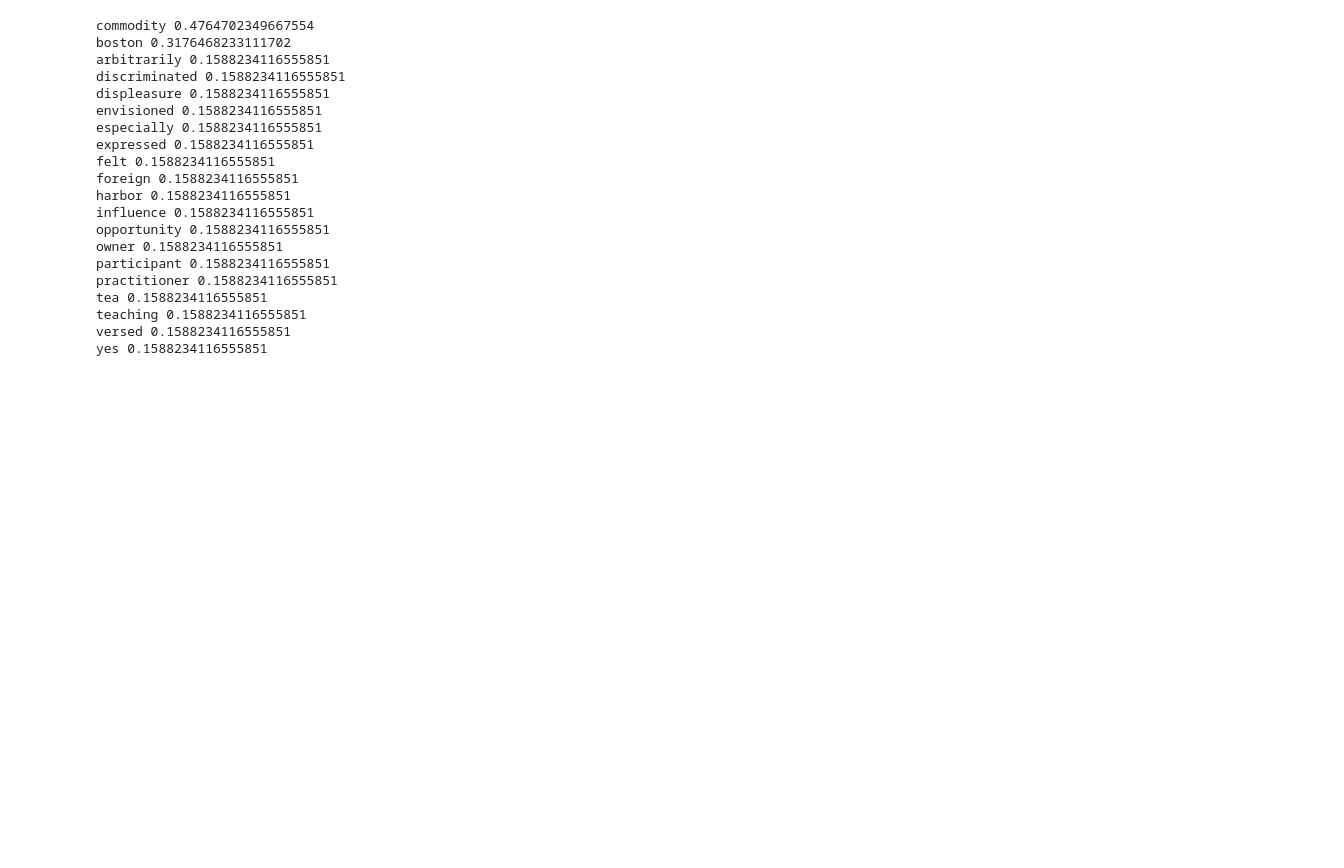
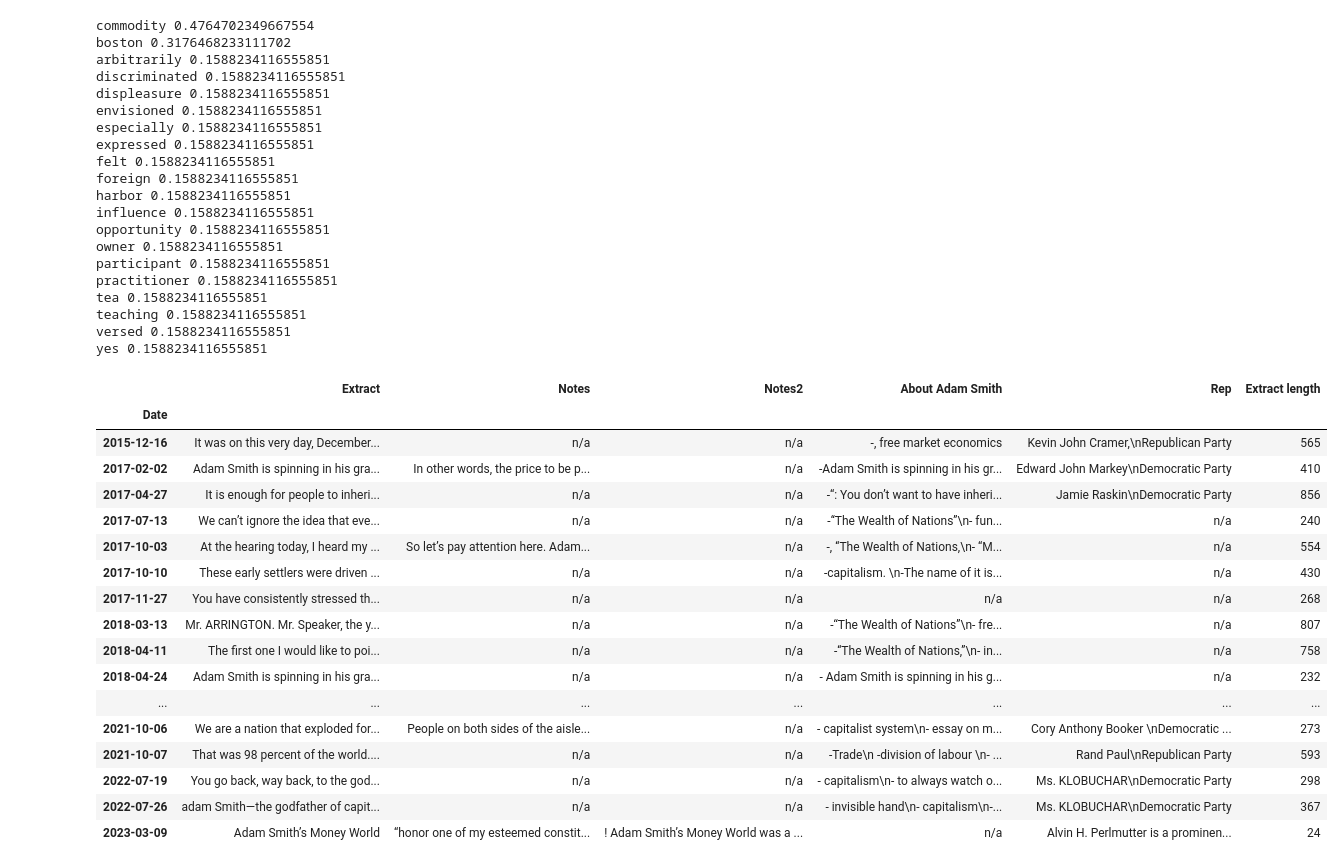
Before and after one commit to yuliiabosher/Adam_Smith_project, a Jupyter notebook: Visualisations.ipynb, the cells around one changed output. Drawn from its saved outputs; the diff is of its cells as text; code cells hidden in the pictures; blank space fills up the shorter version.

Commit message:
added add_extract_length function

```diff
--- a/Visualisations.ipynb
+++ b/Visualisations.ipynb
@@ -182,3 +182,28 @@ tea 0.1588234116555851
 teaching 0.1588234116555851
 versed 0.1588234116555851
 yes 0.1588234116555851
+# %%
+def add_extract_length(df):
+  df['Extract length'] = df['Extract'].str.len()
+  return df
+df = add_extract_length(df)
+display(df)
+# %% [output]
+|  | Extract | Notes | Notes2 | About Adam Smith | Rep | Extract length |
+| Date |  |  |  |  |  |  |
+| 2015-12-16 | It was on this very day, December... | n/a | n/a | -, free market economics | Kevin John Cramer,\nRepublican Party | 565 |
+| 2017-02-02 | Adam Smith is spinning in his gra... | In other words, the price to be p... | n/a | -Adam Smith is spinning in his gr... | Edward John Markey\nDemocratic Party | 410 |
+| 2017-04-27 | It is enough for people to inheri... | n/a | n/a | -“: You don’t want to have inheri... | Jamie Raskin\nDemocratic Party | 856 |
+| 2017-07-13 | We can’t ignore the idea that eve... | n/a | n/a | -‘‘The Wealth of Nations’’\n- fun... | n/a | 240 |
+| 2017-10-03 | At the hearing today, I heard my ... | So let’s pay attention here. Adam... | n/a | -, ‘‘The Wealth of Nations,\n- “M... | n/a | 554 |
+| 2017-10-10 | These early settlers were driven ... | n/a | n/a | -capitalism. \n-The name of it is... | n/a | 430 |
+| 2017-11-27 | You have consistently stressed th... | n/a | n/a | n/a | n/a | 268 |
+| 2018-03-13 | Mr. ARRINGTON. Mr. Speaker, the y... | n/a | n/a | -‘‘The Wealth of Nations’’\n- fre... | n/a | 807 |
+| 2018-04-11 | The first one I would like to poi... | n/a | n/a | -‘‘The Wealth of Nations,’’\n- in... | n/a | 758 |
+| 2018-04-24 | Adam Smith is spinning in his gra... | n/a | n/a | - Adam Smith is spinning in his g... | n/a | 232 |
+| ... | ... | ... | ... | ... | ... | ... |
+| 2021-10-06 | We are a nation that exploded for... | People on both sides of the aisle... | n/a | - capitalist system\n- essay on m... | Cory Anthony Booker \nDemocratic ... | 273 |
+| 2021-10-07 | That was 98 percent of the world.... | n/a | n/a | -Trade\n -division of labour \n- ... | Rand Paul\nRepublican Party | 593 |
+| 2022-07-19 | You go back, way back, to the god... | n/a | n/a | - capitalism\n- to always watch o... | Ms. KLOBUCHAR\nDemocratic Party | 298 |
+| 2022-07-26 | adam Smith—the godfather of capit... | n/a | n/a | - invisible hand\n- capitalism\n-... | Ms. KLOBUCHAR\nDemocratic Party | 367 |
+| 2023-03-09 | Adam Smith’s Money World | “honor one of my esteemed constit... | ! Adam Smith’s Money World was a ... | n/a | Alvin H. Perlmutter is a prominen... | 24 |
```
